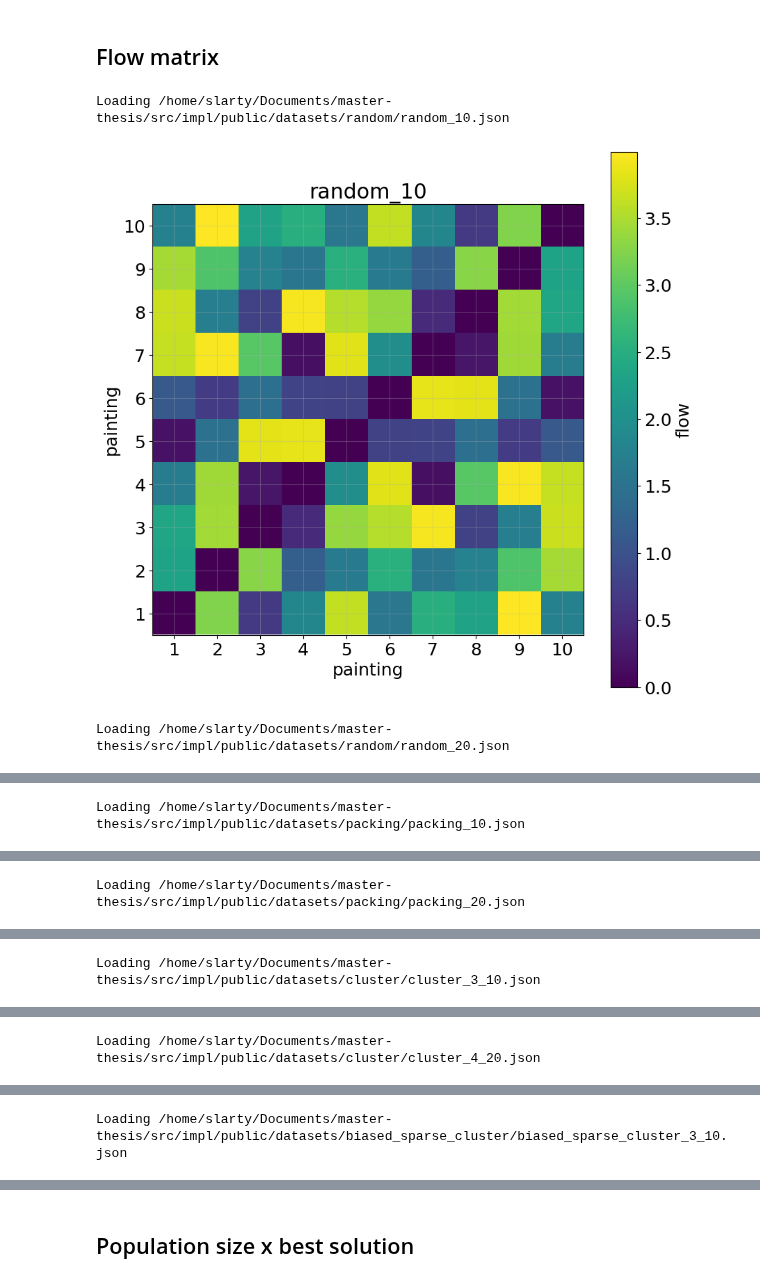
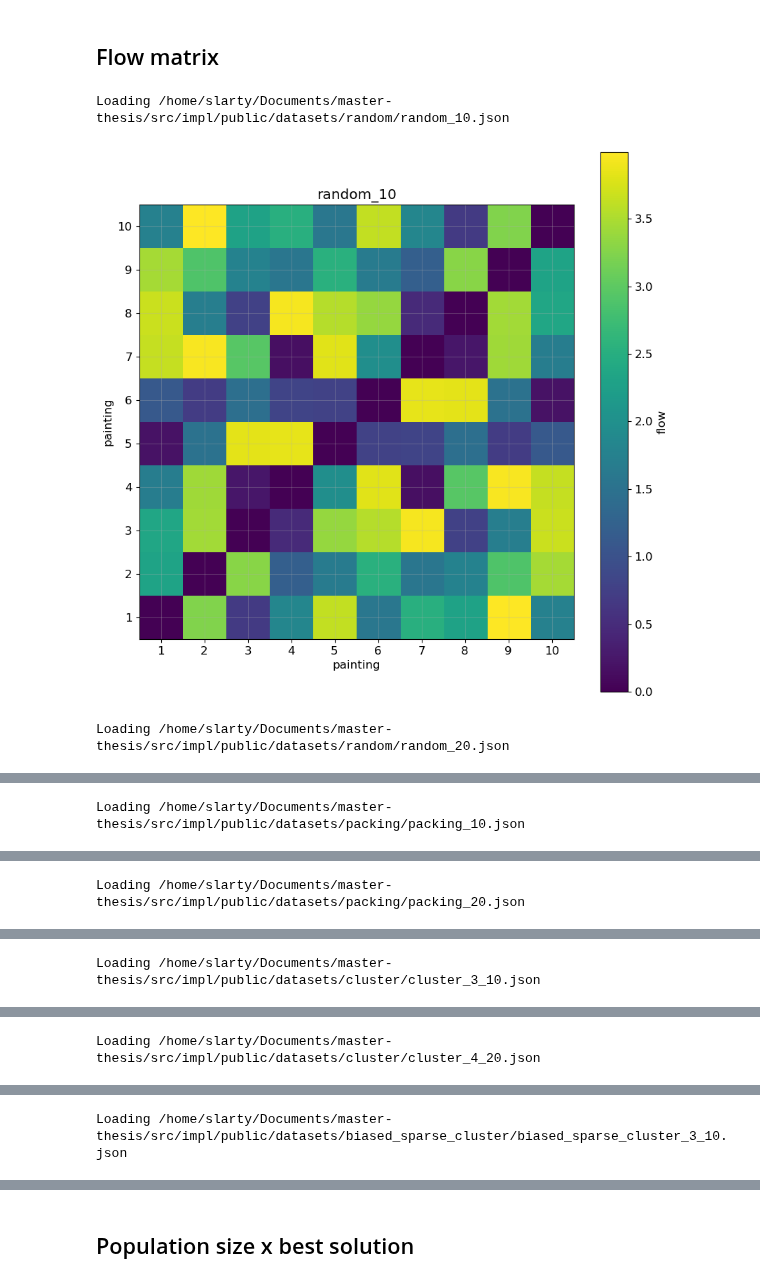
Before and after one commit to TaIos/master-thesis, a Jupyter notebook: src/notebooks/graphs.ipynb, the cells around one changed output, grey strips where cells are left out. Drawn from its saved outputs; the diff is of its cells as text; code cells hidden in the pictures.

```diff
--- a/src/notebooks/graphs.ipynb
+++ b/src/notebooks/graphs.ipynb
@@ -215,3 +219,13 @@ class Dataset:
+# %%
+import os
+import shutil
+
+sourceDir = './figures'
+destDir = '/home/slarty/Documents/master-thesis/src/thesis/figures'
+
+for filename in os.listdir(sourceDir):
+    if filename.endswith('.pdf'):
+        shutil.copy(os.path.join(sourceDir, filename), destDir)
 # %% [markdown]
 ## Loading computation result
 # %%
@@ -260,7 +297,7 @@ def loadDataset(name, datasetDir='/home/slarty/Documents/master-thesis/src/impl/
 import numpy as np
 import matplotlib.pyplot as plt
 from matplotlib import cm as CM
-plt.rcParams.update({'font.size': 18})
+plt.rcParams.update({'font.size': 12})
 
 for name, size in [('random_10', 10), ('random_20', 20), ('packing_10', 10), ('packing_20', 20), ('cluster_3_10', 30), ('cluster_4_20', 80),
                   ('biased_sparse_cluster_3_10', 30)]:
@@ -275,32 +312,32 @@ for name, size in [('random_10', 10), ('random_20', 20), ('packing_10', 10), ('p
     # mask = np.rot90(np.tri(flows.shape[0], k=-1), k=3)
     # A = np.ma.array(A, mask=mask) # mask out the lower triangle
     # cmap = CM.get_cmap('viridis', size) # jet doesn't have white color
     # cmap.set_bad('w') # default value is 'k'
     # print(flows)
     A = flows
     # print(A)
 
     fig = plt.figure(figsize=(10, 10))
     plt.xlabel('painting')
     plt.ylabel('painting')
     xticks = list(range(0,size)), list(range(1,size+1))
     yticks = list(range(0,size)), list(range(size, 0, -1))
     if size > 40:
         for i in range(0, len(xticks[1])):
             if i % 3 != 0:
                 xticks[1][i] = ''
                 yticks[1][i] = ''
 
     plt.xticks(*xticks)
     plt.yticks(*yticks)
     plt.imshow(A, interpolation='nearest')#, cmap=cmap)
     plt.title(name)
     plt.grid(True, alpha=0.3)
     cbar = plt.colorbar()
     cbar.set_label('flow')
     plt.savefig(f"figures/heatmap_{name}.pdf")
     plt.show()
 # %% [output]
 Loading /home/slarty/Documents/master-thesis/src/impl/public/datasets/random/random_10.json
-[figure, old version]
+[figure, new version]
 Loading /home/slarty/Documents/master-thesis/src/impl/public/datasets/random/random_20.json
```
Also changed, not shown: parts of 15 cells of this notebook, 11 other files.
